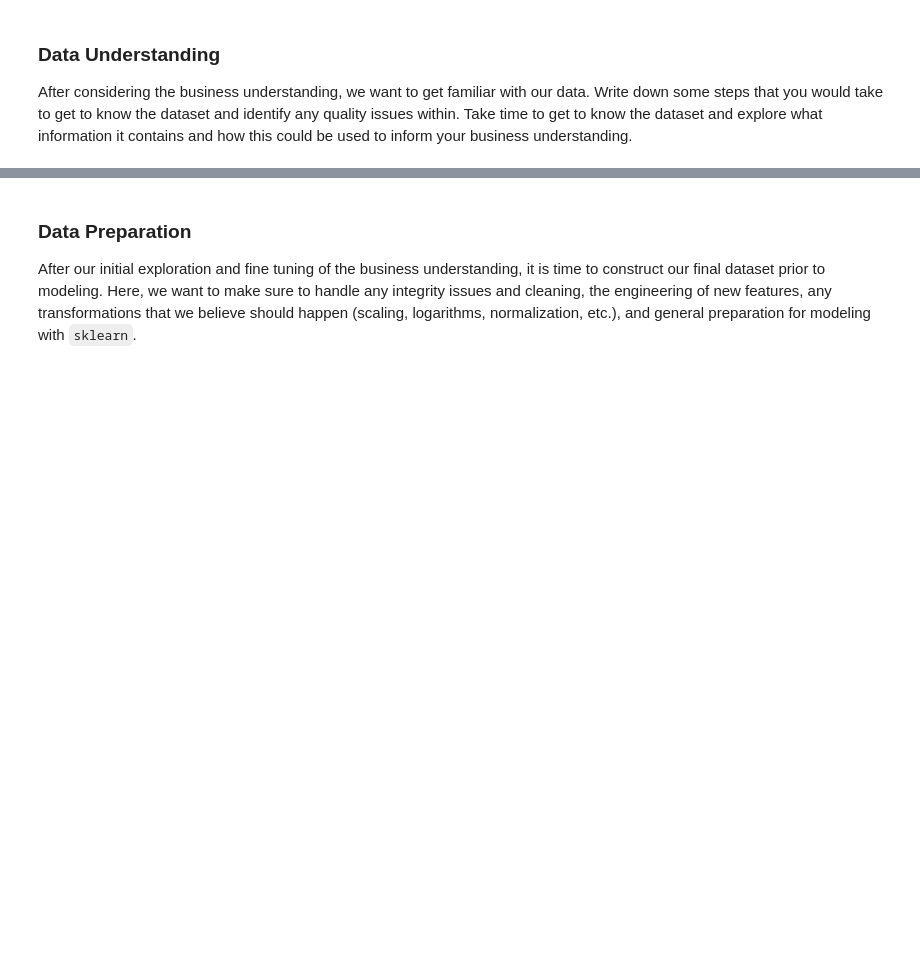
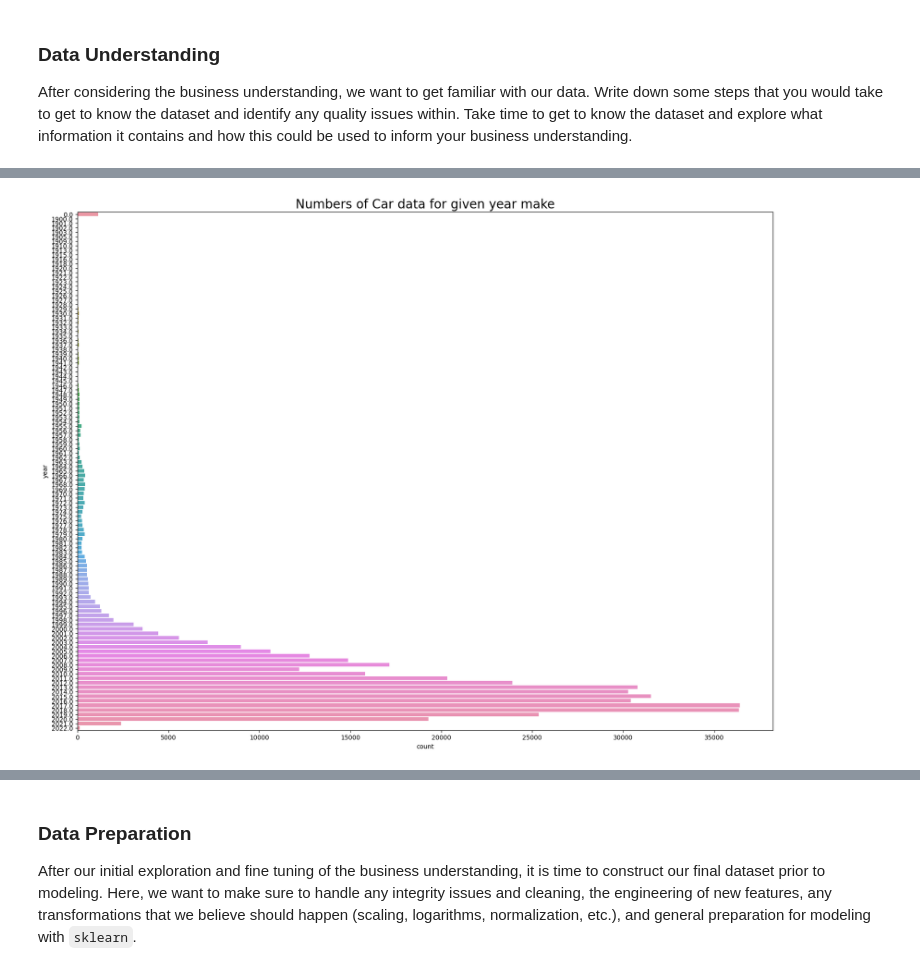
Before and after one commit to rvadavia/Assignment--11, a Jupyter notebook: UsedCraAIML.ipynb, the cells around one changed output, grey strips where cells are left out. Drawn from its saved outputs; the diff is of its cells as text; code cells hidden in the pictures; blank space fills up the shorter version.

```diff
--- a/UsedCraAIML.ipynb
+++ b/UsedCraAIML.ipynb
@@ -119,0 +111,11 @@ KeyboardInterrupt:
+# %%
+UsedCar_data_r1 = UsedCar_data.drop(['id','VIN','drive','state' ,'region','title_status','paint_color'], axis=1)
+df=open('OutPut1.txt','w')
+nan_count = UsedCar_data_r1.isna().sum()
+df.write(nan_count.to_markdown())
+df.close()
+print(nan_count)
+print(UsedCar_data_r1.info())
+
+print(f'''number of rows - {UsedCar_data_r1.shape[0]}
+number of columns - {UsedCar_data_r1.shape[1]}''')
@@ -119,0 +150,18 @@ KeyboardInterrupt:
+# %%
+UsedCar_data_r2 = UsedCar_data_r1.dropna(thresh=2)
+nan_count = UsedCar_data_r2.isna().sum()
+
+
+UsedCar_data_r2.loc[UsedCar_data_r2['year'].isnull(),'year'] = 0
+UsedCar_data_r2.loc[UsedCar_data_r2['transmission'].isnull(),'transmission'] = 'NaN_tran'
+UsedCar_data_r2.loc[UsedCar_data_r2['condition'].isnull(),'condition'] = 'salvage'
+UsedCar_data_r2.loc[UsedCar_data_r2['size'].isnull(),'size'] = 'Unknown_size'
+UsedCar_data_r2.loc[UsedCar_data_r2['type'].isnull(),'type'] = 'NaN_type'
+UsedCar_data_r2.loc[UsedCar_data_r2['manufacturer'].isnull(),'manufacturer'] = 'Unknown_man'
+UsedCar_data_r2.loc[UsedCar_data_r2['model'].isnull(),'model'] = 'NaN_model'
+UsedCar_data_r2.loc[UsedCar_data_r2['cylinders'].isnull(),'cylinders'] = 'NaN_cylinders'
+UsedCar_data_r2.loc[UsedCar_data_r2['fuel'].isnull(),'fuel'] = 'NaN_fuel'
+UsedCar_data_r2.loc[UsedCar_data_r2['odometer'].isnull(),'odometer'] = 0
+
+nan_count = UsedCar_data_r2.isna().sum()
+nan_count
@@ -119,0 +181,8 @@ KeyboardInterrupt:
+# %%
+
+plt.figure(figsize = (20, 15))
+sns.countplot(y = UsedCar_data_r2.year)
+plt.title("Numbers of Car data for given year make", fontsize = 20)
+plt.show()
+# %% [output]
+[figure, added]
```
Also changed, not shown: parts of 30 cells of this notebook, 3 other files.
